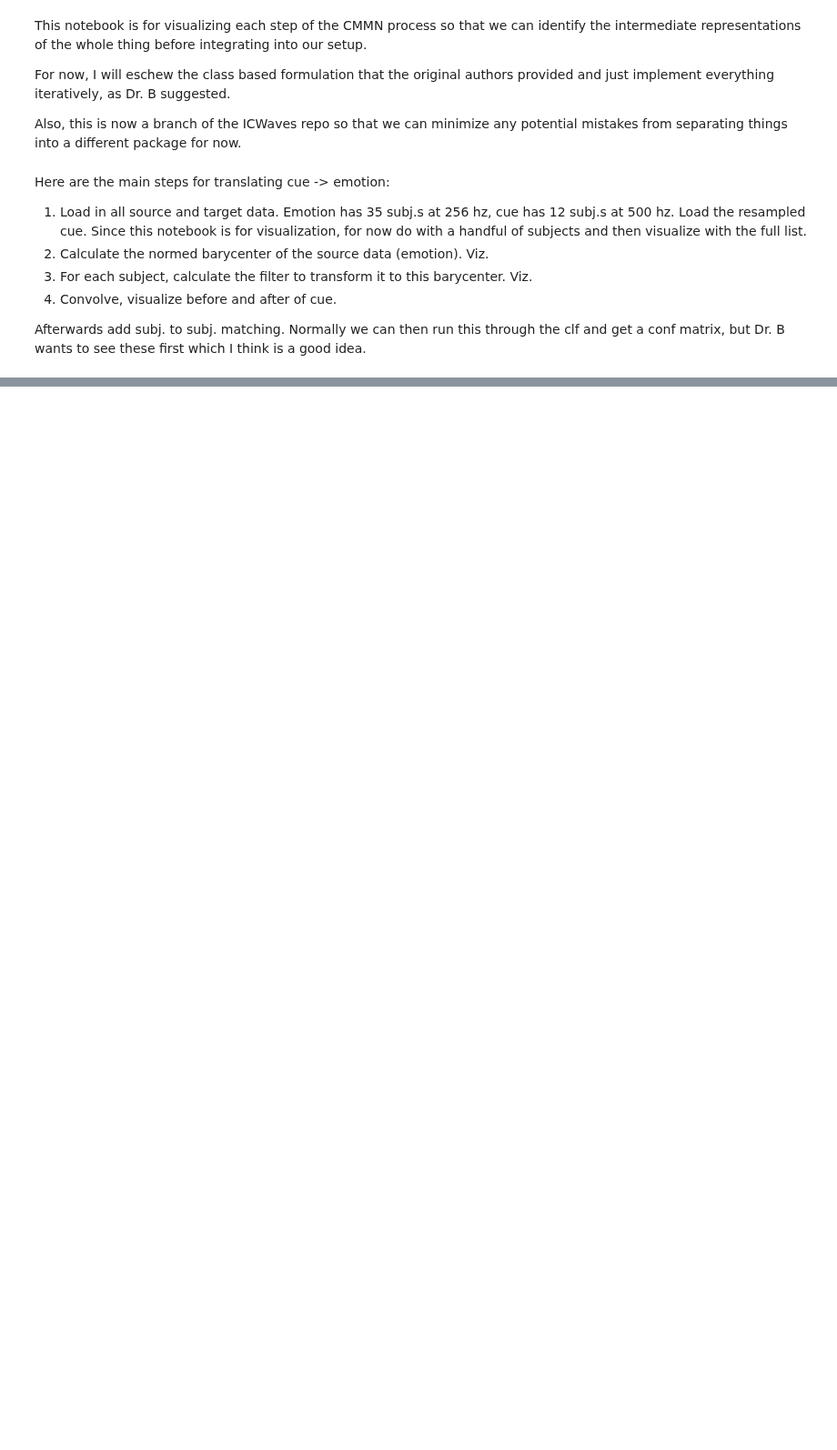
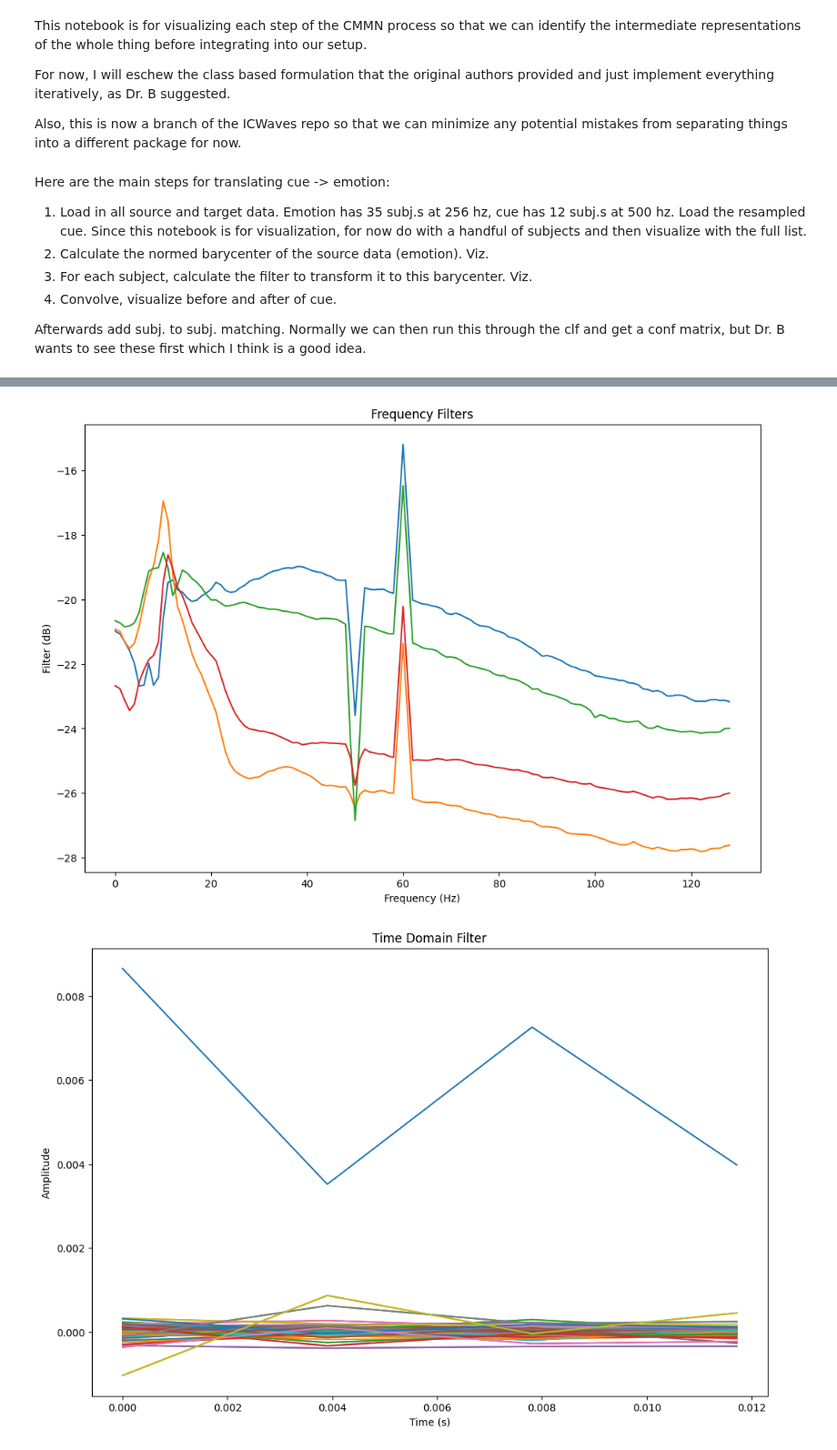
Before and after one commit to cniel-ud/ICWaves, a Jupyter notebook: notebooks/cmmn_viz_test.ipynb, the cells around one changed output, grey strips where cells are left out. Shown at 91% size. Saved outputs shown, nothing was run; the diff lists cells and outputs as text; code cells hidden in the pictures; blank space fills up the shorter version.

```diff
--- a/notebooks/cmmn_viz_test.ipynb
+++ b/notebooks/cmmn_viz_test.ipynb
@@ -119,0 +246,8 @@ plt.figure(figsize=(12, 8))
+# %%
+# Plotting filters for cue -> emotion
+freq_filter, time_filter = compute_filter(frolich_data, normed_emotion_barycenter)
+plot_freq_filter(freq_filter)
+plot_time_filter(time_filter)
+# %% [output]
+[figure, added]
+[figure, added]
```
Also changed, not shown: parts of 11 cells of this notebook.
